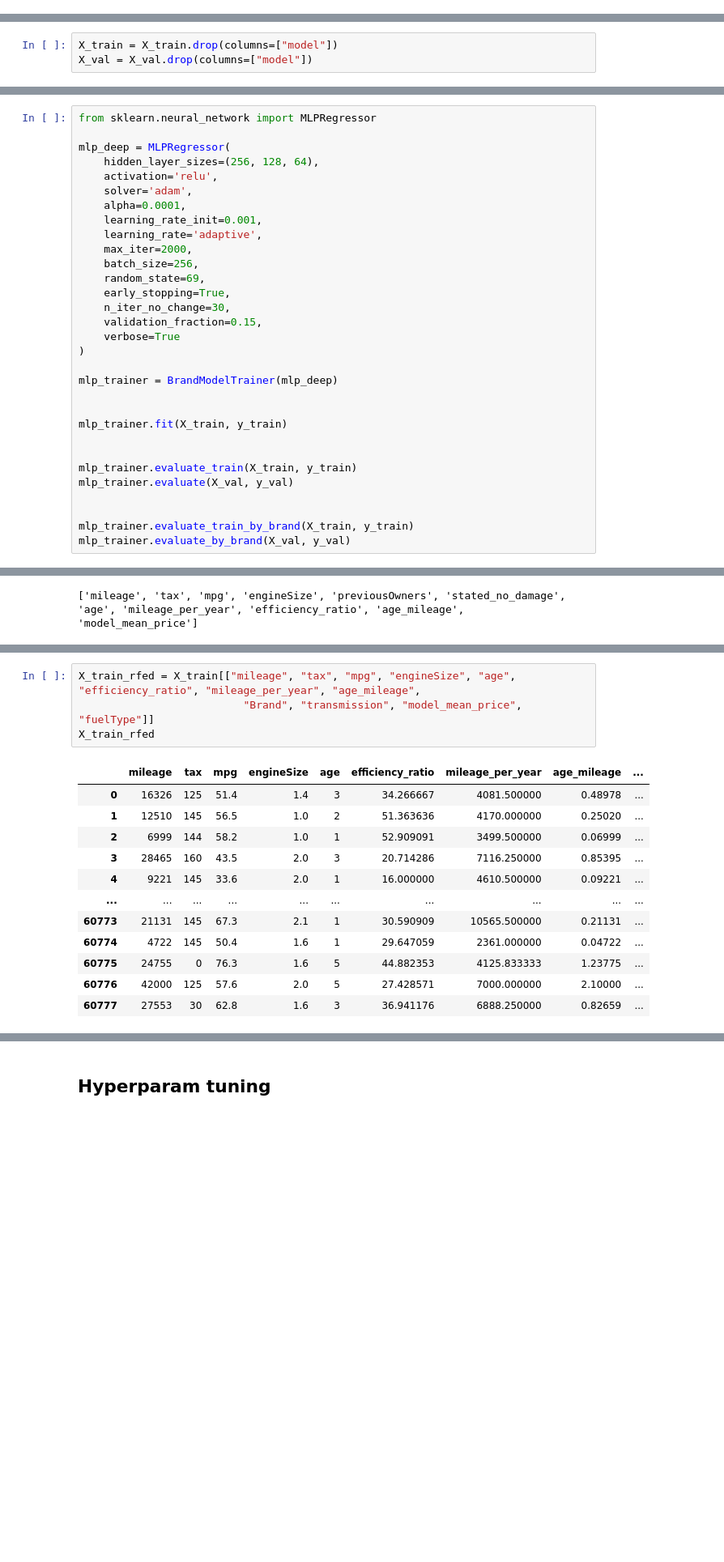
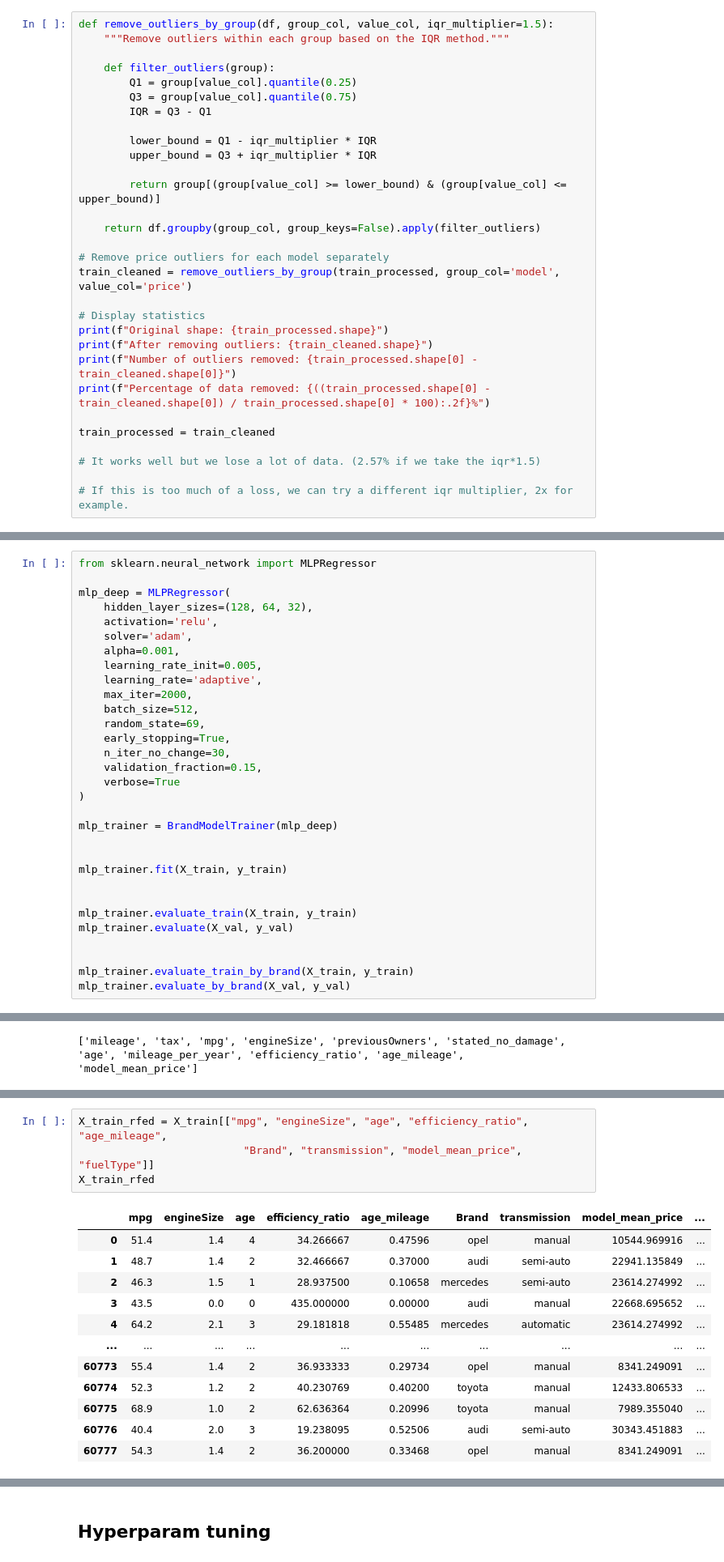
Before and after one commit to LiberoBiagi/ML_Nova_IMS_25-26, a Jupyter notebook: full_training_pipeline.ipynb, the cells around one changed output, grey strips where cells are left out. Shown at 81% size. Cells and saved outputs as stored; diff of their text form; blank space fills up the shorter version.

```diff
--- a/full_training_pipeline.ipynb
+++ b/full_training_pipeline.ipynb
@@ -216,0 +228,30 @@ list(missing_models)
+# %%
+def remove_outliers_by_group(df, group_col, value_col, iqr_multiplier=1.5):
+    """Remove outliers within each group based on the IQR method."""
+
+    def filter_outliers(group):
+        Q1 = group[value_col].quantile(0.25)
+        Q3 = group[value_col].quantile(0.75)
+        IQR = Q3 - Q1
+
+        lower_bound = Q1 - iqr_multiplier * IQR
+        upper_bound = Q3 + iqr_multiplier * IQR
+
+        return group[(group[value_col] >= lower_bound) & (group[value_col] <= upper_bound)]
+
+    return df.groupby(group_col, group_keys=False).apply(filter_outliers)
+
+# Remove price outliers for each model separately
+train_cleaned = remove_outliers_by_group(train_processed, group_col='model', value_col='price')
+
+# Display statistics
+print(f"Original shape: {train_processed.shape}")
+print(f"After removing outliers: {train_cleaned.shape}")
+print(f"Number of outliers removed: {train_processed.shape[0] - train_cleaned.shape[0]}")
+print(f"Percentage of data removed: {((train_processed.shape[0] - train_cleaned.shape[0]) / train_processed.shape[0] * 100):.2f}%")
+
+train_processed = train_cleaned
+
+# It works well but we lose a lot of data. (2.57% if we take the iqr*1.5)
+
+# If this is too much of a loss, we can try a different iqr multiplier, 2x for example.
@@ -242,6 +330,3 @@ X_val['model_mean_price'] = X_val['model'].map(model_mean_price)
-# %%
-X_train = X_train.drop(columns=["model"])
-X_val = X_val.drop(columns=["model"])
 # %%
 y_train = X_train['price']
 y_val = X_val['price']
@@ -591,14 +678,14 @@ mercedes 2382 2936.111831 1881.960610 0.921083
 from sklearn.neural_network import MLPRegressor
 
 mlp_deep = MLPRegressor(
-    hidden_layer_sizes=(256, 128, 64),
+    hidden_layer_sizes=(128, 64, 32),
     activation='relu',
     solver='adam',
-    alpha=0.0001,
-    learning_rate_init=0.001,
+    alpha=0.001,
+    learning_rate_init=0.005,
     learning_rate='adaptive',
     max_iter=2000,
-    batch_size=256,
+    batch_size=512,
     random_state=69,
     early_stopping=True,
     n_iter_no_change=30,
@@ -1222,17 +1321,17 @@ Selected features:
 # %%
-X_train_rfed = X_train[["mileage", "tax", "mpg", "engineSize", "age", "efficiency_ratio", "mileage_per_year", "age_mileage",
+X_train_rfed = X_train[["mpg", "engineSize", "age", "efficiency_ratio", "age_mileage",
                           "Brand", "transmission", "model_mean_price", "fuelType"]]
 X_train_rfed
 # %% [output]
-|  | mileage | tax | mpg | engineSize | age | efficiency_ratio | mileage_per_year | age_mileage | ... |
-| 0 | 16326 | 125 | 51.4 | 1.4 | 3 | 34.266667 | 4081.500000 | 0.48978 | ... |
-| 1 | 12510 | 145 | 56.5 | 1.0 | 2 | 51.363636 | 4170.000000 | 0.25020 | ... |
-| 2 | 6999 | 144 | 58.2 | 1.0 | 1 | 52.909091 | 3499.500000 | 0.06999 | ... |
-| 3 | 28465 | 160 | 43.5 | 2.0 | 3 | 20.714286 | 7116.250000 | 0.85395 | ... |
-| 4 | 9221 | 145 | 33.6 | 2.0 | 1 | 16.000000 | 4610.500000 | 0.09221 | ... |
+|  | mpg | engineSize | age | efficiency_ratio | age_mileage | Brand | transmission | model_mean_price | ... |
+| 0 | 51.4 | 1.4 | 4 | 34.266667 | 0.47596 | opel | manual | 10544.969916 | ... |
+| 1 | 48.7 | 1.4 | 2 | 32.466667 | 0.37000 | audi | semi-auto | 22941.135849 | ... |
+| 2 | 46.3 | 1.5 | 1 | 28.937500 | 0.10658 | mercedes | semi-auto | 23614.274992 | ... |
+| 3 | 43.5 | 0.0 | 0 | 435.000000 | 0.00000 | audi | manual | 22668.695652 | ... |
+| 4 | 64.2 | 2.1 | 3 | 29.181818 | 0.55485 | mercedes | automatic | 23614.274992 | ... |
 | ... | ... | ... | ... | ... | ... | ... | ... | ... | ... |
-| 60773 | 21131 | 145 | 67.3 | 2.1 | 1 | 30.590909 | 10565.500000 | 0.21131 | ... |
-| 60774 | 4722 | 145 | 50.4 | 1.6 | 1 | 29.647059 | 2361.000000 | 0.04722 | ... |
-| 60775 | 24755 | 0 | 76.3 | 1.6 | 5 | 44.882353 | 4125.833333 | 1.23775 | ... |
-| 60776 | 42000 | 125 | 57.6 | 2.0 | 5 | 27.428571 | 7000.000000 | 2.10000 | ... |
-| 60777 | 27553 | 30 | 62.8 | 1.6 | 3 | 36.941176 | 6888.250000 | 0.82659 | ... |
+| 60773 | 55.4 | 1.4 | 2 | 36.933333 | 0.29734 | opel | manual | 8341.249091 | ... |
+| 60774 | 52.3 | 1.2 | 2 | 40.230769 | 0.40200 | toyota | manual | 12433.806533 | ... |
+| 60775 | 68.9 | 1.0 | 2 | 62.636364 | 0.20996 | toyota | manual | 7989.355040 | ... |
+| 60776 | 40.4 | 2.0 | 3 | 19.238095 | 0.52506 | audi | semi-auto | 30343.451883 | ... |
+| 60777 | 54.3 | 1.4 | 2 | 36.200000 | 0.33468 | opel | manual | 8341.249091 | ... |
```
Also changed, not shown: parts of 40 cells of this notebook.
